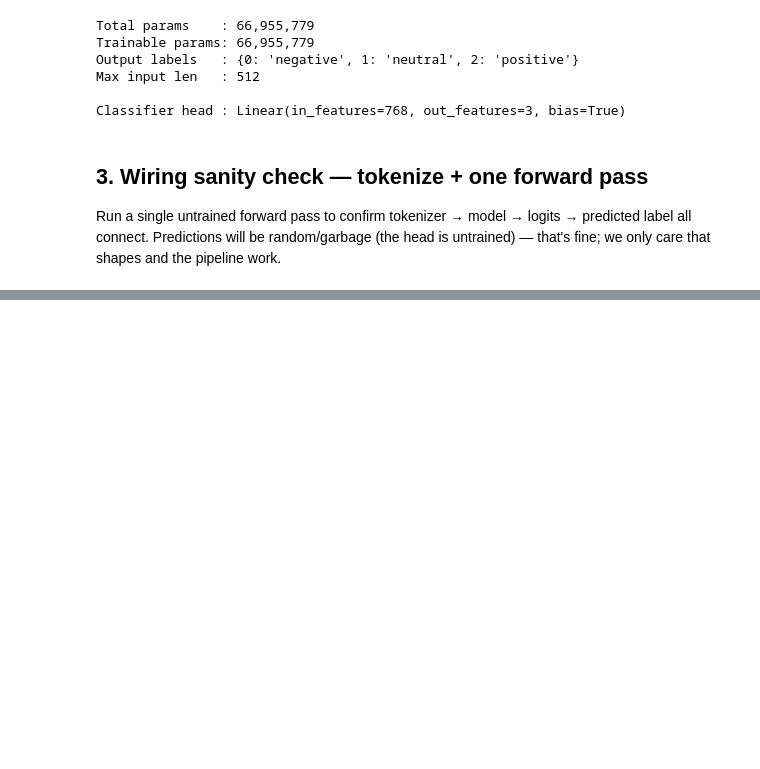
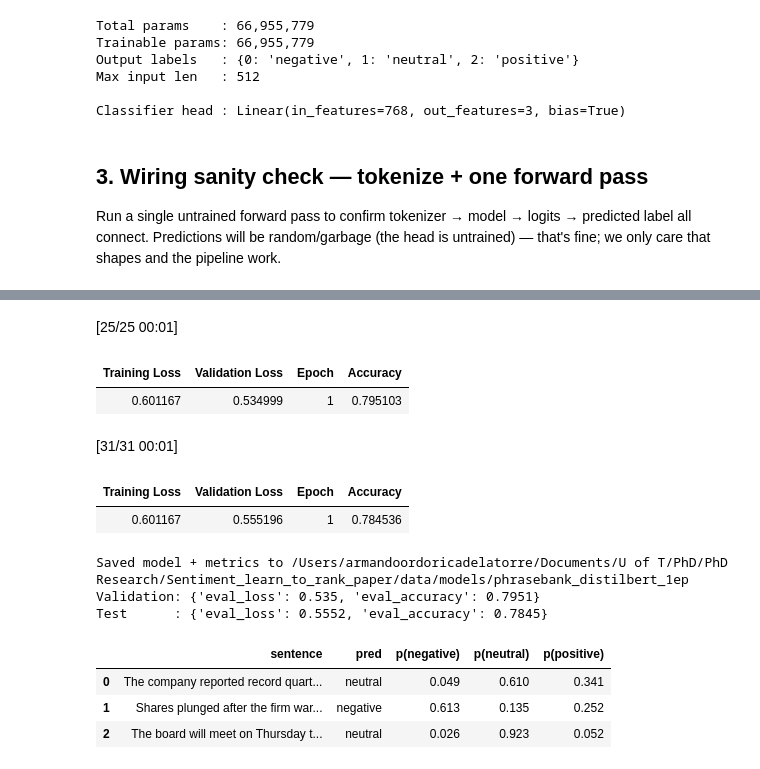
Before and after one commit to armandordorica/sentiment_learn_to_rank_paper, a Jupyter notebook: notebooks/liquidAI_prep.ipynb, the cells around one changed output, grey strips where cells are left out. Saved outputs shown, nothing was run; the diff lists cells and outputs as text; code cells hidden in the pictures; blank space fills up the shorter version.

```diff
--- a/notebooks/liquidAI_prep.ipynb
+++ b/notebooks/liquidAI_prep.ipynb
@@ -254,0 +346,19 @@ input_ids shape: torch.Size([3, 15])
+# %%
+MAX_LENGTH = 128
+
+
+def tokenize_batch(batch: dict) -> dict:
+    """Tokenize a batch of sentences; labels pass through unchanged."""
+    return tokenizer(
+        batch["sentence"],
+        truncation=True,
+        padding="max_length",
+        max_length=MAX_LENGTH,
+    )
+
+
+tokenized = raw.map(tokenize_batch, batched=True, remove_columns=["sentence"])
+print(tokenized)
+print("\nColumns:", tokenized["train"].column_names)
+print("Train example keys:", list(tokenized["train"][0].keys()))
+print("input_ids length:", len(tokenized["train"][0]["input_ids"]))
@@ -254,0 +459,40 @@ input_ids shape: torch.Size([3, 15])
+# %%
+import json
+
+val_metrics = trainer.evaluate(tokenized["validation"])
+test_metrics = trainer.evaluate(tokenized["test"])
+metrics["validation"] = {k: float(v) if isinstance(v, (int, float)) else v for k, v in val_metrics.items()}
+metrics["test"] = {k: float(v) if isinstance(v, (int, float)) else v for k, v in test_metrics.items()}
+metrics_path.write_text(json.dumps(metrics, indent=2) + "\n", encoding="utf-8")
+print(f"Saved model + metrics to {OUTPUT_DIR.resolve()}")
+
+print("Validation:", {k: round(v, 4) if isinstance(v, float) else v for k, v in val_metrics.items()})
+print("Test      :", {k: round(v, 4) if isinstance(v, float) else v for k, v in test_metrics.items()})
+
+# Post fine-tune: predictions on the three example sentences should look more sensible.
+model.eval()
+enc = tokenizer(examples, padding=True, truncation=True, max_length=MAX_LENGTH, return_tensors="pt")
+with torch.no_grad():
+    logits = model(**{k: v.to(DEVICE) for k, v in enc.items()}).logits
+probs = torch.softmax(logits, dim=-1).cpu()
+pred_ids = probs.argmax(dim=-1).tolist()
+
+pd.DataFrame({
+    "sentence": examples,
+    "pred": [ID2LABEL[i] for i in pred_ids],
+    **{f"p({name})": probs[:, i].round(decimals=3).tolist() for i, name in ID2LABEL.items()},
+})
+# %% [output]
+[25/25 00:01]
+| Training Loss | Validation Loss | Epoch | Accuracy |
+| 0.601167 | 0.534999 | 1 | 0.795103 |
+[31/31 00:01]
+| Training Loss | Validation Loss | Epoch | Accuracy |
+| 0.601167 | 0.555196 | 1 | 0.784536 |
+Saved model + metrics to /Users/armandoordoricadelatorre/Documents/U of T/PhD/PhD Research/Sentiment_learn_to_rank_paper/data/models/phrasebank_distilbert_1ep
+Validation: {'eval_loss': 0.535, 'eval_accuracy': 0.7951}
+Test      : {'eval_loss': 0.5552, 'eval_accuracy': 0.7845}
+|  | sentence | pred | p(negative) | p(neutral) | p(positive) |
+| 0 | The company reported record quart... | neutral | 0.049 | 0.610 | 0.341 |
+| 1 | Shares plunged after the firm war... | negative | 0.613 | 0.135 | 0.252 |
+| 2 | The board will meet on Thursday t... | neutral | 0.026 | 0.923 | 0.052 |
```
Also changed, not shown: parts of 10 cells of this notebook, 7 other files.
